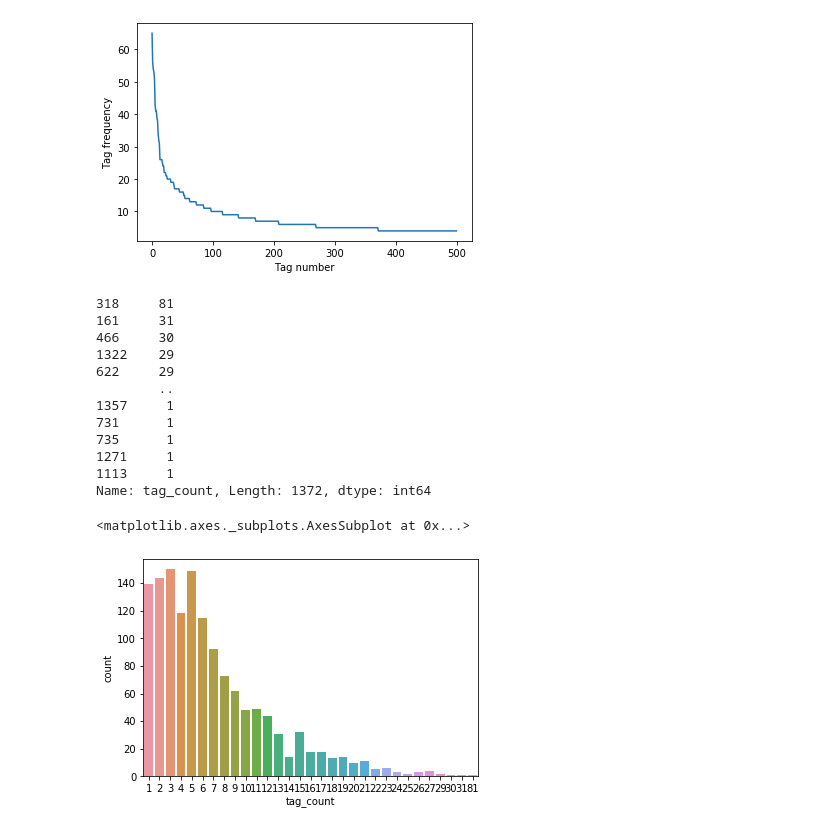
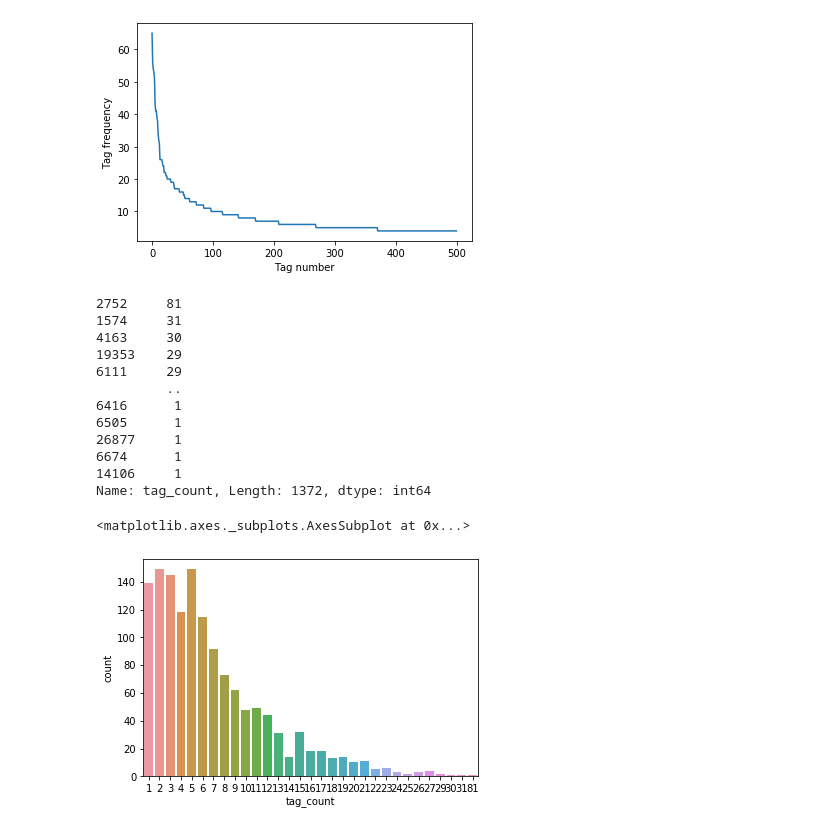
Before and after one commit to hungrynagini/movie_tag_prediction, a Jupyter notebook: main.ipynb, the cells around one changed output. Drawn from its saved outputs; the diff is of its cells as text; code cells hidden in the pictures.

```diff
--- a/main.ipynb
+++ b/main.ipynb
@@ -145,0 +122,4 @@ metadata = metadata[metadata.kwords != '']
+# %%
+metadata = pd.read_csv("merged_data.csv")
+metadata = metadata[metadata['length'] > 5200]
+metadata
@@ -146,18 +140,18 @@ metadata = metadata[metadata.kwords != '']
 # %%
-vector = CountVectorizer(tokenizer=lambda x: x.split(","))
+vector = CountVectorizer(tokenizer=lambda x: x.split(";"))
 tags = vector.fit_transform(metadata['kwords'])
 print(tags.shape[1])
 tag = vector.get_feature_names()
-print(tag[:50])
+print(tag[:5])
 n = tags.sum(axis=0).A1
 result = dict(zip(tag,n))
-print(result)
+# print(result)
 res = pd.DataFrame(list(result.items()),columns=['tag','count'])
 res = res.sort_values(['count'],ascending=False)
 tag_c = res['count'].values
 real_tags = res.values[:500]
 metadata = metadata.drop(['keywords'],axis=1)
-for i in real_tags:
-  metadata[i[0]] = metadata.kwords.apply(lambda x: 1 if i[0] in x else 0)
-print(real_tags)
+# for i in real_tags:
+#   metadata[i[0]] = metadata.kwords.apply(lambda x: 1 if i[0] in x else 0)
+print(real_tags[:5])
 # %% [output]
@@ -187,21 +171,21 @@ plt.show()
 [figure]
 # %%
 import seaborn as sns
-metadata['tag_count'] = metadata.kwords.apply(lambda x: len(x.split(',')))
+metadata['tag_count'] = metadata.kwords.apply(lambda x: len(x.split(';')))
 print(metadata.tag_count.sort_values(ascending=False))
 sns.countplot(x=metadata['tag_count'],data=metadata)
 # %% [output]
-318     81
-161     31
-466     30
-1322    29
-622     29
-        ..
-1357     1
-731      1
-735      1
-1271     1
-1113     1
+2752     81
+1574     31
+4163     30
+19353    29
+6111     29
+         ..
+6416      1
+6505      1
+26877     1
+6674      1
+14106     1
 Name: tag_count, Length: 1372, dtype: int64
 <matplotlib.axes._subplots.AxesSubplot at 0x...>
-[figure, old version]
+[figure, new version]
```
Also changed, not shown: parts of 37 cells of this notebook.
